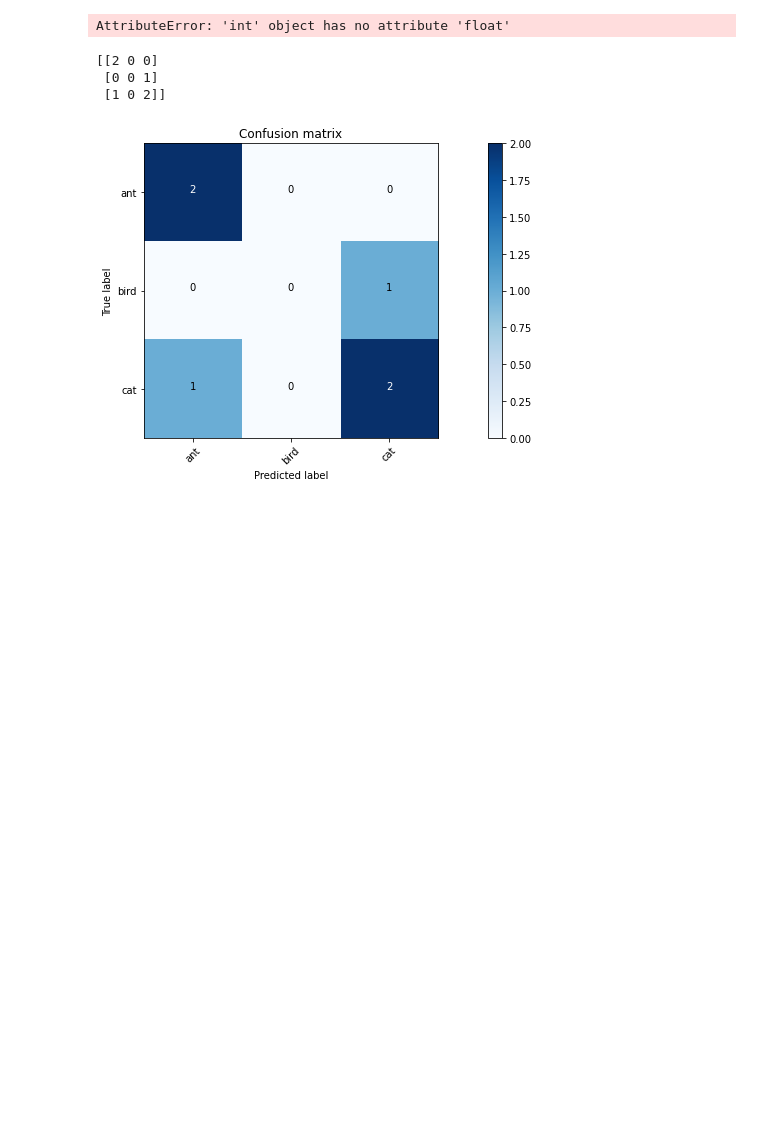
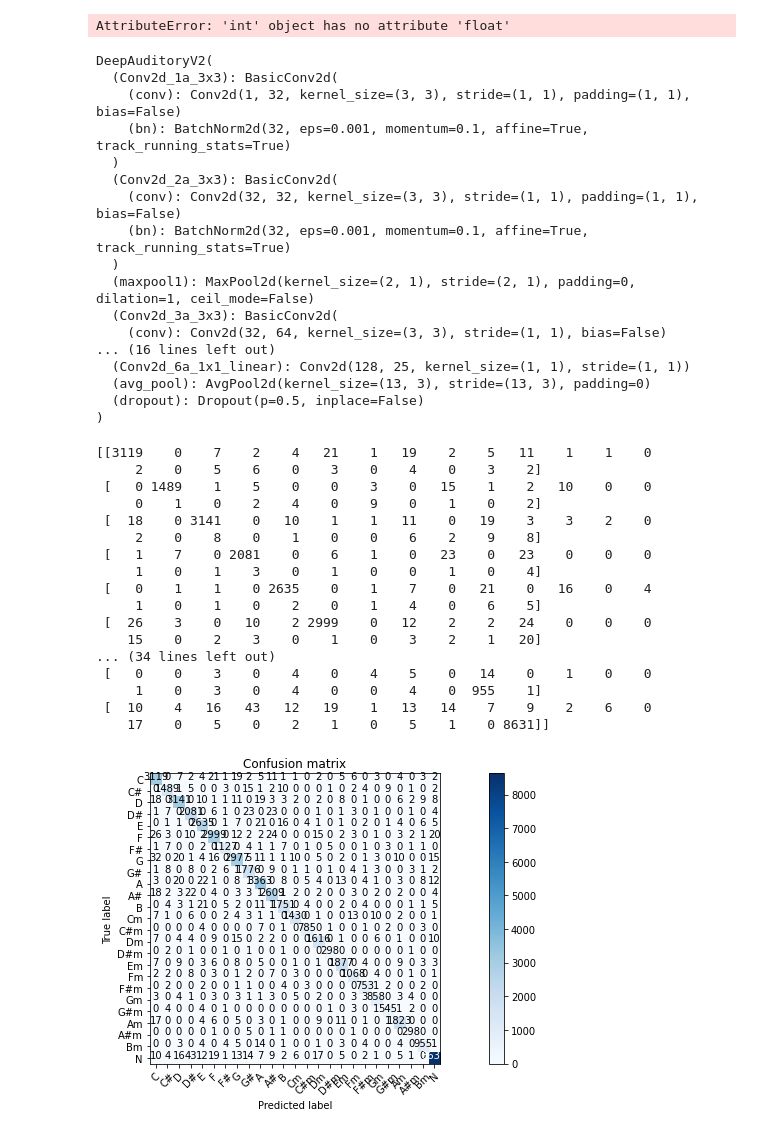
Before and after one commit to discort/chord-recognition, a Jupyter notebook: nn_training.ipynb, the cells around one changed output. Saved outputs shown, nothing was run; the diff lists cells and outputs as text; code cells hidden in the pictures; blank space fills up the shorter version.

Commit message:
new model

```diff
--- a/nn_training.ipynb
+++ b/nn_training.ipynb
@@ -66,7 +63,7 @@ len(idx_train), len(idx_val)
 # %% [output]
 (206446, 51612)
 # %%
-batch_size = 8
+batch_size = 512
 
 # Split dataset into train/val datasets
 # Make sure that train and val datasets have equal class probability distributions.
@@ -111,23 +108,61 @@ from chord_recognition.predict import forward
 device = torch.device('cuda') if torch.cuda.is_available() else torch.device('cpu')
 model = deep_auditory_v2(pretrained=True)
 model.eval()
-
-x_val_loader = DataLoader(X_val, batch_size=32)
-y_hat_matrix = forward(model, val_loader, device, 25).data.numpy()
-
-y_matrix = one_hot(y_val, 25)
-y_true = convert_annotation_matrix(y_matrix)
-
-y_pred = convert_annotation_matrix(y_matrix)
-labels = ["ant", "bird", "cat"]
-cm = confusion_matrix(y_true, y_pred, labels=labels)
-
-plot_confusion_matrix(cm, labels)
+model.cuda()
 # %% [output]
-[[2 0 0]
- [0 0 1]
- [1 0 2]]
+DeepAuditoryV2(
+  (Conv2d_1a_3x3): BasicConv2d(
+    (conv): Conv2d(1, 32, kernel_size=(3, 3), stride=(1, 1), padding=(1, 1), bias=False)
+    (bn): BatchNorm2d(32, eps=0.001, momentum=0.1, affine=True, track_running_stats=True)
+  )
+  (Conv2d_2a_3x3): BasicConv2d(
+    (conv): Conv2d(32, 32, kernel_size=(3, 3), stride=(1, 1), padding=(1, 1), bias=False)
+    (bn): BatchNorm2d(32, eps=0.001, momentum=0.1, affine=True, track_running_stats=True)
+  )
+  (maxpool1): MaxPool2d(kernel_size=(2, 1), stride=(2, 1), padding=0, dilation=1, ceil_mode=False)
+  (Conv2d_3a_3x3): BasicConv2d(
+    (conv): Conv2d(32, 64, kernel_size=(3, 3), stride=(1, 1), bias=False)
+... (16 lines left out)
+  (Conv2d_6a_1x1_linear): Conv2d(128, 25, kernel_size=(1, 1), stride=(1, 1))
+  (avg_pool): AvgPool2d(kernel_size=(13, 3), stride=(13, 3), padding=0)
+  (dropout): Dropout(p=0.5, inplace=False)
+)
-[figure, removed]
+# %%
+#val_loader = DataLoader(X_val, batch_size=32)
+val_loader = (i for i,_ in loader_val)
+y_hat_matrix = forward(model, val_loader, device, 25)
+# %%
+y_hat_matrix = y_hat_matrix.cpu().data.numpy()
+# %%
+
+
+y_matrix = one_hot(y_val, 25)
+y_true = convert_annotation_matrix(y_matrix)
+
+y_pred = convert_annotation_matrix(y_hat_matrix)
+labels = dataset.chord_labels
+cm = confusion_matrix(y_true, y_pred, labels=labels)
+
+plot_confusion_matrix(cm, labels)
+# %% [output]
+[[3119    0    7    2    4   21    1   19    2    5   11    1    1    0
+     2    0    5    6    0    3    0    4    0    3    2]
+ [   0 1489    1    5    0    0    3    0   15    1    2   10    0    0
+     0    1    0    2    4    0    9    0    1    0    2]
+ [  18    0 3141    0   10    1    1   11    0   19    3    3    2    0
+     2    0    8    0    1    0    0    6    2    9    8]
+ [   1    7    0 2081    0    6    1    0   23    0   23    0    0    0
+     1    0    1    3    0    1    0    0    1    0    4]
+ [   0    1    1    0 2635    0    1    7    0   21    0   16    0    4
+     1    0    1    0    2    0    1    4    0    6    5]
+ [  26    3    0   10    2 2999    0   12    2    2   24    0    0    0
+    15    0    2    3    0    1    0    3    2    1   20]
+... (34 lines left out)
+ [   0    0    3    0    4    0    4    5    0   14    0    1    0    0
+     1    0    3    0    4    0    0    4    0  955    1]
+ [  10    4   16   43   12   19    1   13   14    7    9    2    6    0
+    17    0    5    0    2    1    0    5    1    0 8631]]
+[figure, added]
 # %%
 # Eliminate overfitting:
 # - Try CNN -> CTC loss https://www.cs.toronto.edu/~graves/icml_2006.pdf
```
Also changed, not shown: parts of 1 cell of this notebook, 1 other file.
